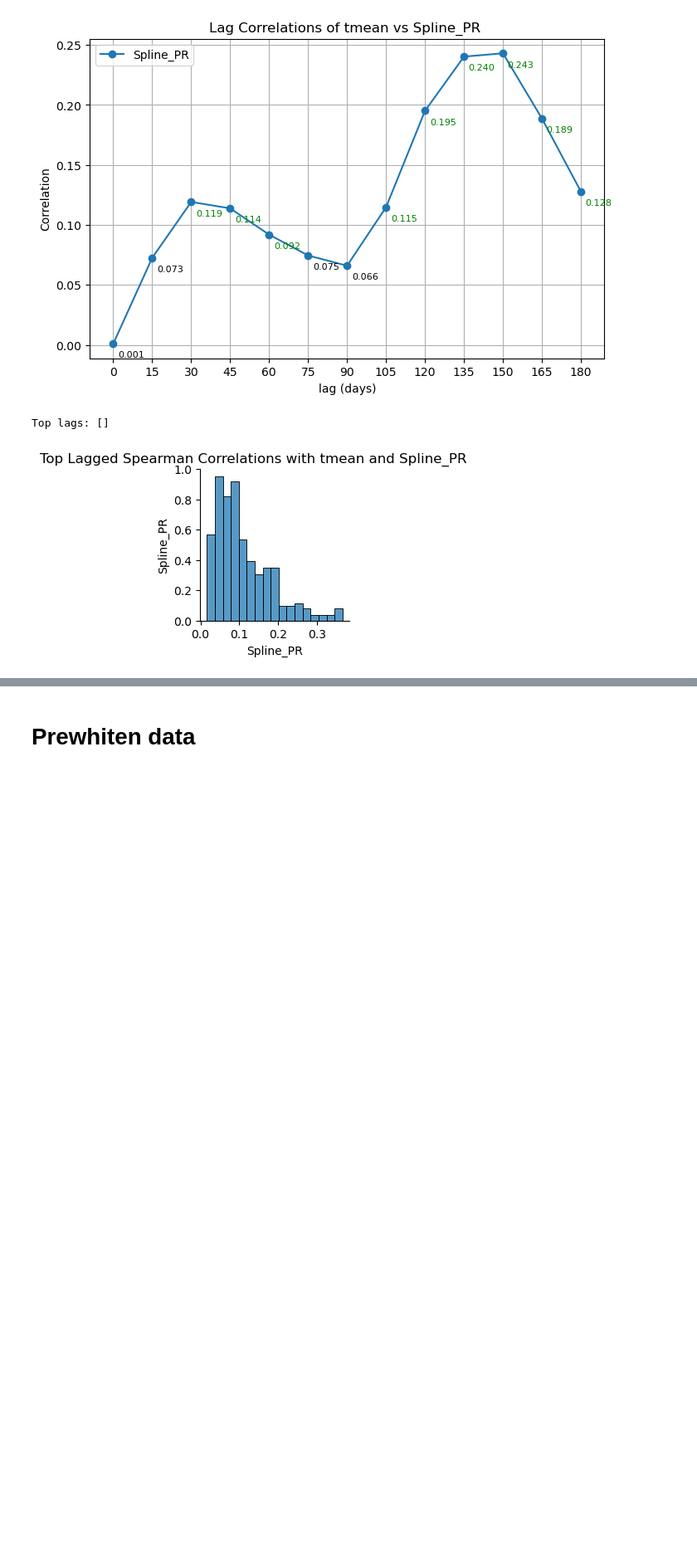
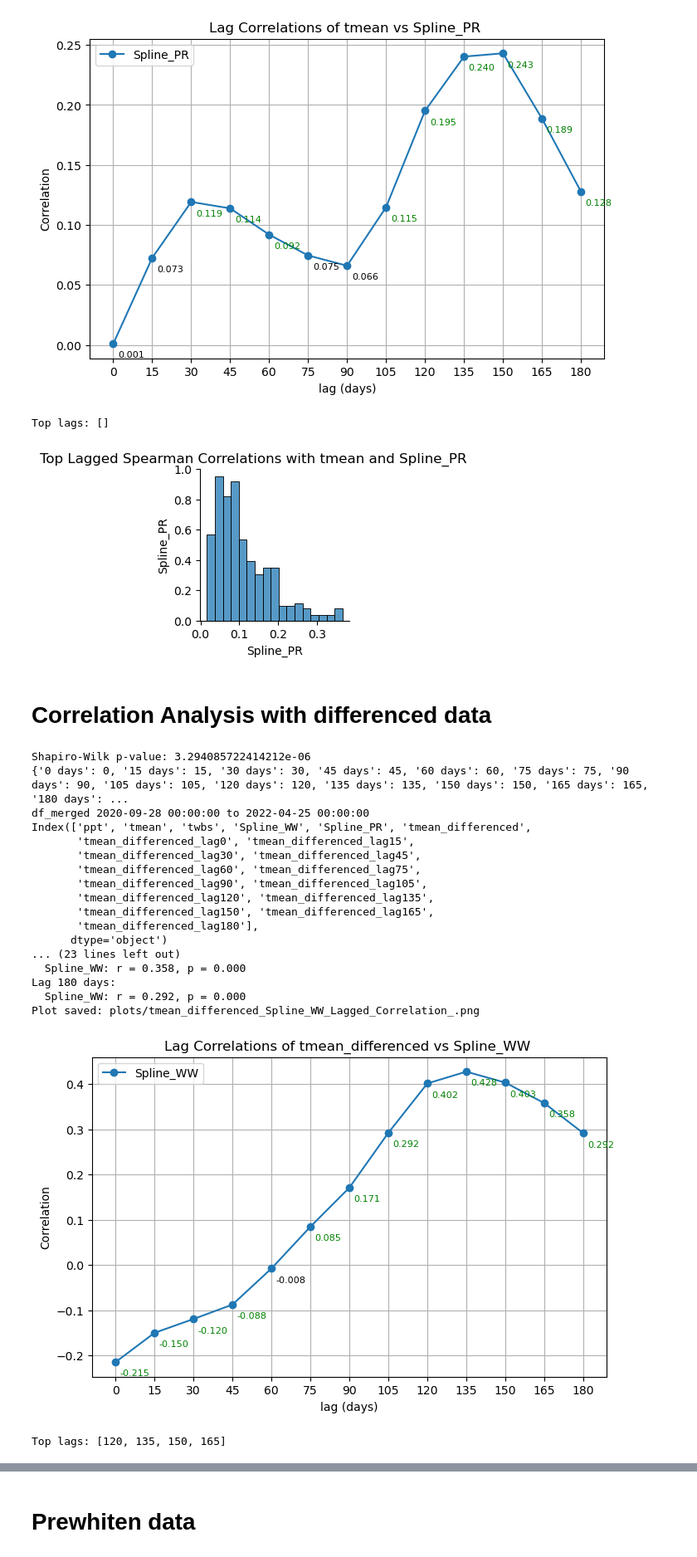
Before and after one commit to sd9616/wastewater, a Jupyter notebook: Daily_PRISM_netcdf_calc_twbs.ipynb, the cells around one changed output, grey strips where cells are left out. Shown at 83% size. Drawn from its saved outputs; the diff is of its cells as text; code cells hidden in the pictures; blank space fills up the shorter version.

Commit message:
Added prewhitening with AR models and cocorrelation plots

```diff
--- a/Daily_PRISM_netcdf_calc_twbs.ipynb
+++ b/Daily_PRISM_netcdf_calc_twbs.ipynb
@@ -869,7 +869,7 @@ df_covid = df_covid[['Date', 'Spline_WW', 'Spline_PR']]
 
 df_covid.set_index('Date', inplace=True)
 df_covid.index = pd.to_datetime(df_covid.index)
-df_tmean.index = pd.to_datetime(df_tmean.index)
+df_tmean_ppt_twbs.index = pd.to_datetime(df_tmean_ppt_twbs.index)
 
 print("COVID:", df_covid.index.min(), "to", df_covid.index.max())
 
@@ -919,7 +919,7 @@ from adjustText import adjust_text
 def plot_lagged_correlations(df_merged, weather_variable, covid_variable,
                              interval_size, number_of_intervals,
                              # lags={"0 days": 0, "7 days": 7, "14 days": 14, "21 days": 21, "28 days": 28, "35 days": 35},
-                             wwtp_plant_and_station_name=''):
+                             file_name_suffix = '', wwtp_plant_and_station_name=''):
 
     stat, p = shapiro(df_merged[weather_variable])
     print('Shapiro-Wilk p-value:', p)
@@ -990,8 +990,13 @@ def plot_lagged_correlations(df_merged, weather_variable, covid_variable,
         # print(f"  Spline_PR: r = {correlations[lag][1]:.3f}, p = {p_values[lag][1]:.3f}\n")
 
     # Generate filename with sanitized characters
-    sanitized_filename = wwtp_plant_and_station_name.replace(" ", "_").replace(",", "").replace(":", "").replace("/", "_").replace("\n", "")
-    filename = os.path.join('plots', f"{weather_variable}_{covid_variable}_Lagged_Correlation_{sanitized_filename}.png")
+    # sanitized_filename = wwtp_plant_and_station_name.replace(" ", "_").replace(",", "").replace(":", "").replace("/", "_").replace("\n", "")
+    filename = ''
+
+    if file_name_suffix:
+        filename = os.path.join('plots', f"{weather_variable}_{covid_variable}_Lagged_Correlation_{file_name_suffix}.png")
+    else:
+        filename = os.path.join('plots', f"{weather_variable}_{covid_variable}_Lagged_Correlation.png")
 
     # Save the plot
     plt.savefig(filename, dpi=300, bbox_inches="tight")
@@ -1169,0 +1152,29 @@ def apply_pca_on_lagged_temps(df, variable_prefix="twbs_lag", n_components=3):
+# %% [markdown]
+# Correlation Analysis with differenced data
+# %%
+df_tmean_ppt_twbs_covid_diff = df_tmean_ppt_twbs_covid.copy()
+df_tmean_ppt_twbs_covid_diff['tmean_differenced'] = df_tmean_ppt_twbs_covid_diff['tmean'].diff(periods=365/4)
+# df_tmean_ppt_twbs_covid_diff['Spline_WW_differenced'] = df_tmean_ppt_twbs_covid_diff['Spline_WW'].diff()
+df_tmean_ppt_twbs_covid_diff = df_tmean_ppt_twbs_covid_diff.dropna(subset=['tmean_differenced'])
+plot_lagged_correlations(df_tmean_ppt_twbs_covid_diff, 'tmean_differenced', 'Spline_WW', interval_size=15, number_of_intervals=12)
+# plot_lagged_correlations(df_tmean_ppt_twbs_covid_diff, 'twbs_differenced', 'Spline_PR', interval_size=15, number_of_intervals=12)
+# %% [output]
+Shapiro-Wilk p-value: 3.294085722414212e-06
+{'0 days': 0, '15 days': 15, '30 days': 30, '45 days': 45, '60 days': 60, '75 days': 75, '90 days': 90, '105 days': 105, '120 days': 120, '135 days': 135, '150 days': 150, '165 days': 165, '180 days': ...
+df_merged 2020-09-28 00:00:00 to 2022-04-25 00:00:00
+Index(['ppt', 'tmean', 'twbs', 'Spline_WW', 'Spline_PR', 'tmean_differenced',
+       'tmean_differenced_lag0', 'tmean_differenced_lag15',
+       'tmean_differenced_lag30', 'tmean_differenced_lag45',
+       'tmean_differenced_lag60', 'tmean_differenced_lag75',
+       'tmean_differenced_lag90', 'tmean_differenced_lag105',
+       'tmean_differenced_lag120', 'tmean_differenced_lag135',
+       'tmean_differenced_lag150', 'tmean_differenced_lag165',
+       'tmean_differenced_lag180'],
+      dtype='object')
+... (23 lines left out)
+  Spline_WW: r = 0.358, p = 0.000
+Lag 180 days:
+  Spline_WW: r = 0.292, p = 0.000
+Plot saved: plots/tmean_differenced_Spline_WW_Lagged_Correlation_.png
+[figure, added]
+Top lags: [120, 135, 150, 165]
```
Also changed, not shown: parts of 16 cells of this notebook.
